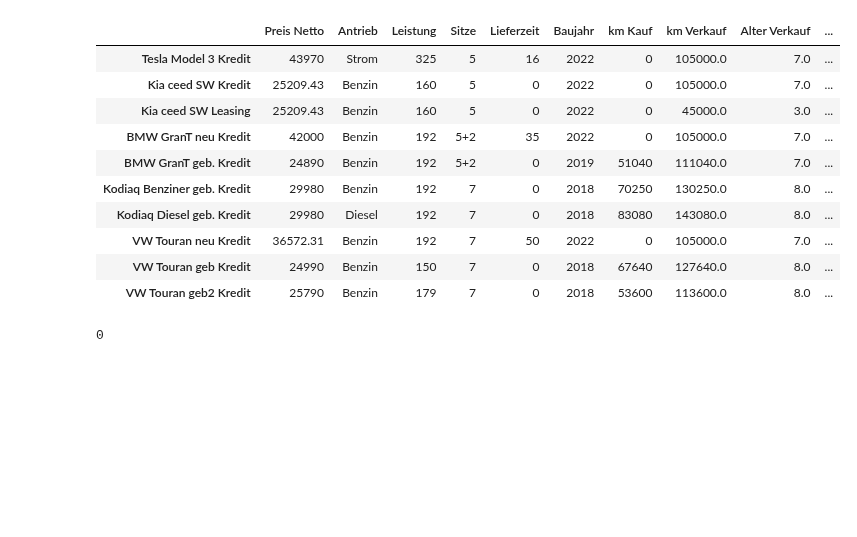
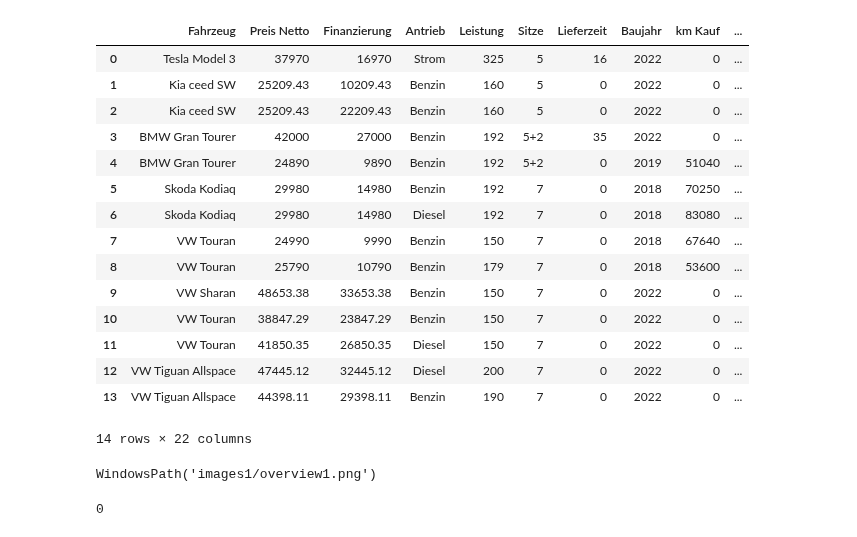
Before and after one commit to schorschie/car_cost_comparisons, a Jupyter notebook: BK_Caller_with_leasing.ipynb, the cells around one changed output. Cells and saved outputs as stored; diff of their text form; code cells hidden in the pictures; blank space fills up the shorter version.

```diff
--- a/BK_Caller_with_leasing.ipynb
+++ b/BK_Caller_with_leasing.ipynb
@@ -7,18 +7,23 @@ import dataframe_image as dfi
 from slugify import slugify
 from pathlib import Path
 from bk import Operating_Cost
+from dict_hash import sha256
 
 def df_style(val):
     # return "font-weight: bold; background: yellow"
     return "font-weight: bold;"
 
+def index_style(val):
+    # return "font-weight: bold; background: yellow"
+    return "font-weight: bold; text-align: left;"
+
 def light_style(val):
     return "color: grey"
 
-# import shutil
-# from pathlib import Path
-#
-# images_path = Path('images')
-# if images_path.exists():
-#     shutil.rmtree(images_path)
-# images_path.mkdir(parents=True, exist_ok=True)
+import shutil
+from pathlib import Path
+
+images_path = Path('images1')
+if images_path.exists():
+    shutil.rmtree(images_path)
+images_path.mkdir(parents=True, exist_ok=True)
@@ -710,7 +891,7 @@ latex = ''
 overview = pd.DataFrame()
 overview.name='Monatliche Kosten im Verlgeich'
 
-comparison_columns = ['Preis Netto', 'Antrieb', 'Leistung', 'Sitze', 'Lieferzeit',
+comparison_columns = ['Preis Netto', 'Finanzierung', 'Antrieb', 'Leistung', 'Sitze', 'Lieferzeit',
                       'Baujahr', 'km Kauf', 'km Verkauf', 'Alter Verkauf',
                       'Raten', 'Vers.', 'Steuern', 'Repar.', 'Verbr.',
                       'Summe', 'Anzahlung', 'Restwert', 'Gesamtsumme', 'N', 'G']
@@ -726,8 +907,9 @@ for car in cars:
     else:
         fuel_estimated_string = r'\emph{Realer}'
 
+    label=car['label']
     if car['buy']:
-        label=car['label'] + ' Kredit'
+        title = label + (', neu, ' if car['odometer'] == 0 else ', gebraucht, ') + car['fuel_type'] + ', Kredit'
         bk_inputs = {key: car[key] for key in ['acquisition_cost',
                                                'government_funding',
                                                'down_payment',
@@ -742,7 +924,8 @@ for car in cars:
                                                'rest_value']}
         (input_values, calc_values) = Operating_Cost.buy(**bk_inputs).get_frames()
     else:
-        label=car['label'] + ' Leasing'
+
+        title = label + ', ' + car['fuel_type'] + ', Leasing'
         bk_inputs = {key: car[key] for key in ['instalment',
                                                'government_funding',
                                                'down_payment',
@@ -755,10 +938,12 @@ for car in cars:
                                                'insurance_yearly']}
         (input_values, calc_values) = Operating_Cost.lease(**bk_inputs).get_frames()
 
-    input_values_path = Path('images/' + slugify(label) + '-boundaries.png')
-    calc_df_path = Path('images/' + slugify(label) + '-calc_df.png')
+    pepper = sha256(car)[:12]
+    input_values_path = images_path / (slugify(label) + '-boundaries_' + pepper + '.png')
+    calc_df_path = images_path / (slugify(label) + '-calc_df_' + pepper + '.png')
 
-    comparison = comparison.append(pd.DataFrame(data=[[car['acquisition_cost'],
+    comparison = comparison.append(pd.DataFrame(data=[[car['acquisition_cost']-car['government_funding'],
+                                                       car['acquisition_cost']-car['government_funding']-car['down_payment'],
                                                        car['fuel_type'],
                                                        car['power'],
                                                        car['seats'],
@@ -826,7 +1011,7 @@ for car in cars:
 \pagebreak
 
 """ %(latex,
-      label,
+      title,
       input_values_path.as_posix(),
       calc_df_path.as_posix(),
       car['image_url'],
@@ -873,18 +1058,24 @@ Gesch\"atzer Kraftstoffpreis: %.2f \euro{}/l Benzin, %.2f \euro{}/l Diesel bzw.
 
 #comparison.round(2)
 # %%
+comparison = comparison.reset_index().rename(columns={'index':'Fahrzeug'})
 comparison.round(2)
 # %% [output]
-|  | Preis Netto | Antrieb | Leistung | Sitze | Lieferzeit | Baujahr | km Kauf | km Verkauf | Alter Verkauf | ... |
-| Tesla Model 3 Kredit | 43970 | Strom | 325 | 5 | 16 | 2022 | 0 | 105000.0 | 7.0 | ... |
-| Kia ceed SW Kredit | 25209.43 | Benzin | 160 | 5 | 0 | 2022 | 0 | 105000.0 | 7.0 | ... |
-| Kia ceed SW Leasing | 25209.43 | Benzin | 160 | 5 | 0 | 2022 | 0 | 45000.0 | 3.0 | ... |
-| BMW GranT neu Kredit | 42000 | Benzin | 192 | 5+2 | 35 | 2022 | 0 | 105000.0 | 7.0 | ... |
-| BMW GranT geb. Kredit | 24890 | Benzin | 192 | 5+2 | 0 | 2019 | 51040 | 111040.0 | 7.0 | ... |
-| Kodiaq Benziner geb. Kredit | 29980 | Benzin | 192 | 7 | 0 | 2018 | 70250 | 130250.0 | 8.0 | ... |
-| Kodiaq Diesel geb. Kredit | 29980 | Diesel | 192 | 7 | 0 | 2018 | 83080 | 143080.0 | 8.0 | ... |
-| VW Touran neu Kredit | 36572.31 | Benzin | 192 | 7 | 50 | 2022 | 0 | 105000.0 | 7.0 | ... |
-| VW Touran geb Kredit | 24990 | Benzin | 150 | 7 | 0 | 2018 | 67640 | 127640.0 | 8.0 | ... |
-| VW Touran geb2 Kredit | 25790 | Benzin | 179 | 7 | 0 | 2018 | 53600 | 113600.0 | 8.0 | ... |
+|  | Fahrzeug | Preis Netto | Finanzierung | Antrieb | Leistung | Sitze | Lieferzeit | Baujahr | km Kauf | ... |
+| 0 | Tesla Model 3 | 37970 | 16970 | Strom | 325 | 5 | 16 | 2022 | 0 | ... |
+| 1 | Kia ceed SW | 25209.43 | 10209.43 | Benzin | 160 | 5 | 0 | 2022 | 0 | ... |
+| 2 | Kia ceed SW | 25209.43 | 22209.43 | Benzin | 160 | 5 | 0 | 2022 | 0 | ... |
+| 3 | BMW Gran Tourer | 42000 | 27000 | Benzin | 192 | 5+2 | 35 | 2022 | 0 | ... |
+| 4 | BMW Gran Tourer | 24890 | 9890 | Benzin | 192 | 5+2 | 0 | 2019 | 51040 | ... |
+| 5 | Skoda Kodiaq | 29980 | 14980 | Benzin | 192 | 7 | 0 | 2018 | 70250 | ... |
+| 6 | Skoda Kodiaq | 29980 | 14980 | Diesel | 192 | 7 | 0 | 2018 | 83080 | ... |
+| 7 | VW Touran | 24990 | 9990 | Benzin | 150 | 7 | 0 | 2018 | 67640 | ... |
+| 8 | VW Touran | 25790 | 10790 | Benzin | 179 | 7 | 0 | 2018 | 53600 | ... |
+| 9 | VW Sharan | 48653.38 | 33653.38 | Benzin | 150 | 7 | 0 | 2022 | 0 | ... |
+| 10 | VW Touran | 38847.29 | 23847.29 | Benzin | 150 | 7 | 0 | 2022 | 0 | ... |
+| 11 | VW Touran | 41850.35 | 26850.35 | Diesel | 150 | 7 | 0 | 2022 | 0 | ... |
+| 12 | VW Tiguan Allspace | 47445.12 | 32445.12 | Diesel | 200 | 7 | 0 | 2022 | 0 | ... |
+| 13 | VW Tiguan Allspace | 44398.11 | 29398.11 | Benzin | 190 | 7 | 0 | 2022 | 0 | ... |
+14 rows × 22 columns
 # %%
 bold_column = pd.IndexSlice[comparison.index , ['Summe']]
@@ -930,3 +1124,7 @@ latex = r"""%s
+# %%
+overview_path_1
+# %% [output]
+WindowsPath('images1/overview1.png')
 # %%
 tex_file = r'report.tex'
 with open(tex_file, 'w') as fid:
```
Also changed, not shown: parts of 3 cells of this notebook, 8 other files.
